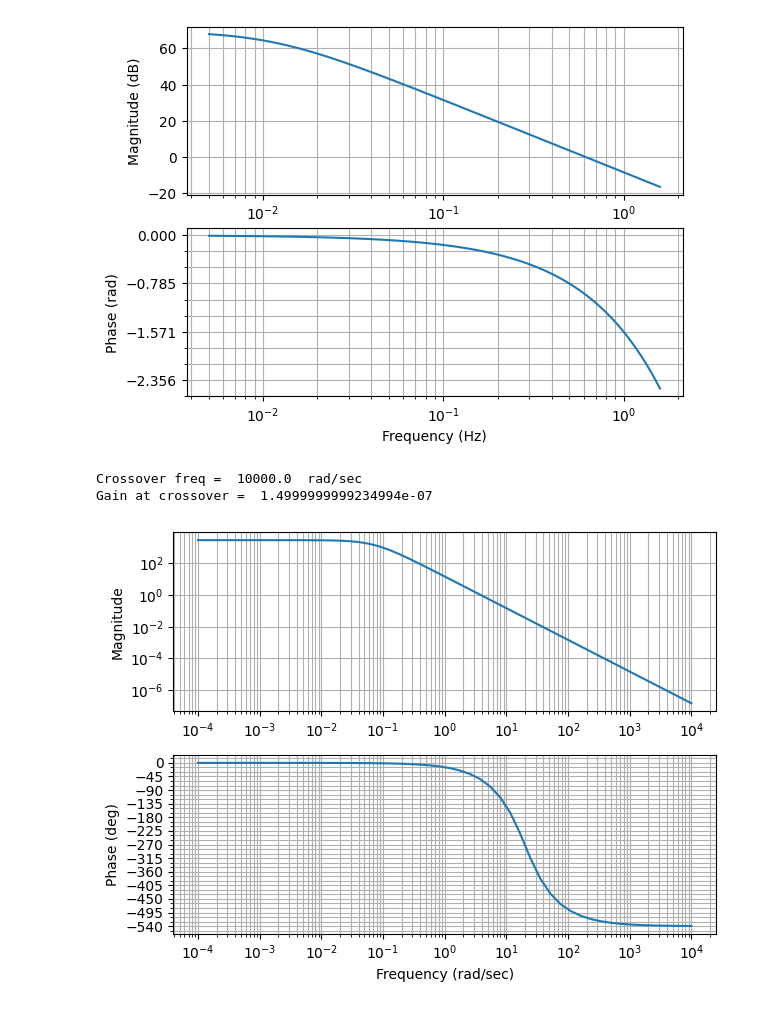
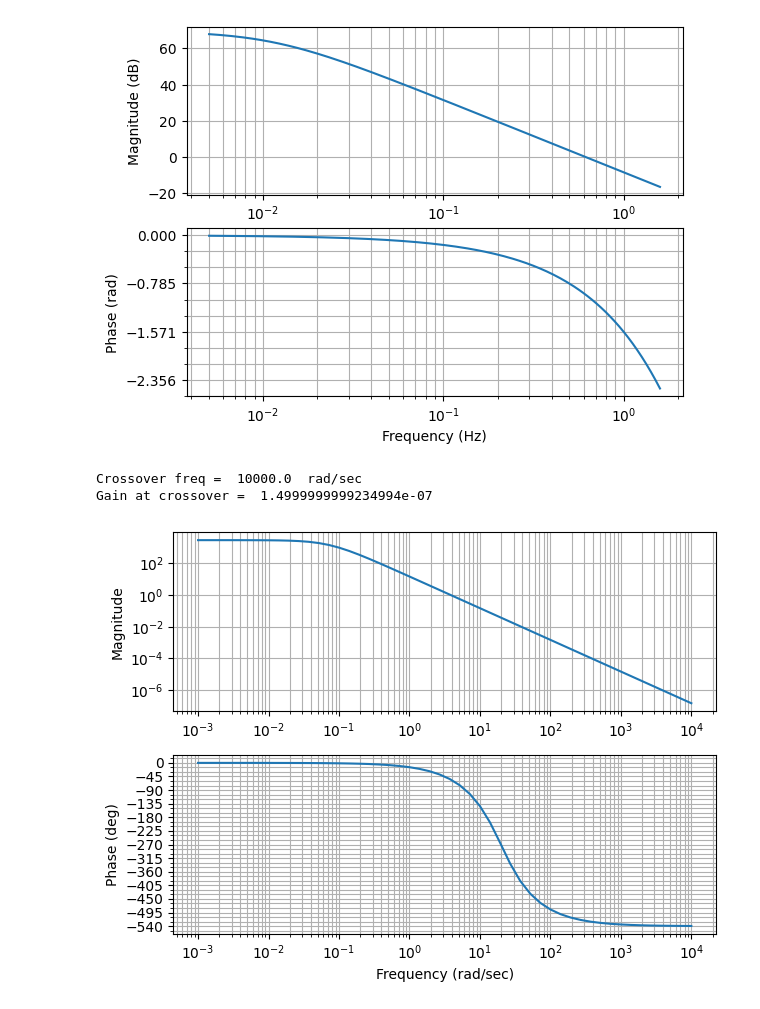
Before and after one commit to lucascarvalho10/pme3380, a Jupyter notebook: projeto/simulacoes/resposta_em_frequencia.ipynb, the cells around one changed output. Drawn from its saved outputs; the diff is of its cells as text; code cells hidden in the pictures.

```diff
--- a/projeto/simulacoes/resposta_em_frequencia.ipynb
+++ b/projeto/simulacoes/resposta_em_frequencia.ipynb
@@ -75,17 +75,17 @@ mag,phase,omega = control.bode(Gp_1,w,Hz=True,dB=True,deg=False)
 # %% [output]
 [figure]
 # %%
-w = np.logspace(-4,4)
+w = np.logspace(-3,4)
 mag,phase,omega = control.bode(Gp_1,w);
 plt.tight_layout()
 
 # find the cross-over frequency and gain at cross-over
 wc = np.interp(-180.0,np.flipud(phase),np.flipud(omega))
 Kcu = np.interp(wc,omega,mag)
 
 print('Crossover freq = ', wc, ' rad/sec')
 print('Gain at crossover = ', Kcu)
 # %% [output]
 Crossover freq =  10000.0  rad/sec
 Gain at crossover =  1.4999999999234994e-07
-[figure, old version]
+[figure, new version]
```
Also changed, not shown: parts of 2 cells of this notebook, 6 other files.
